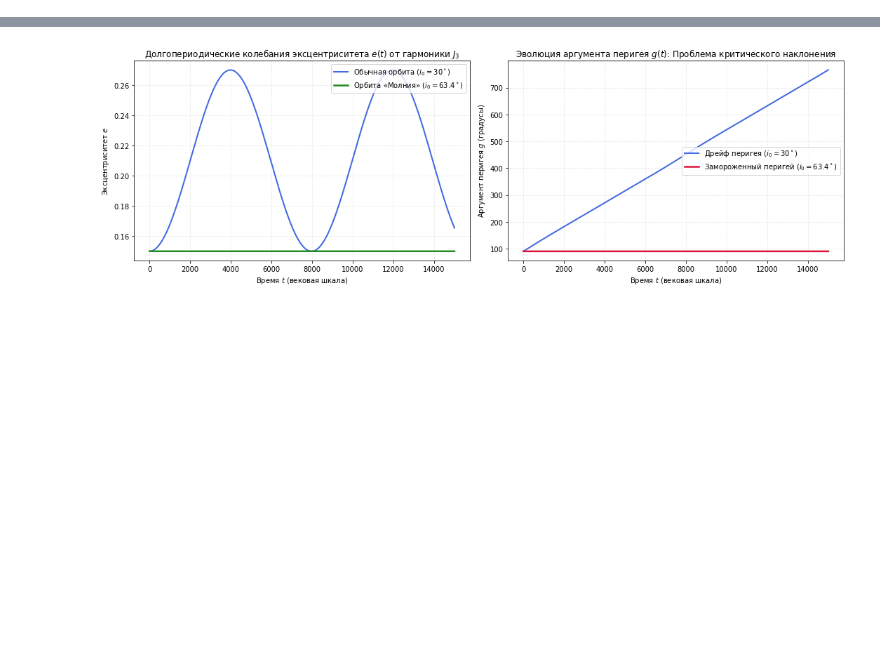
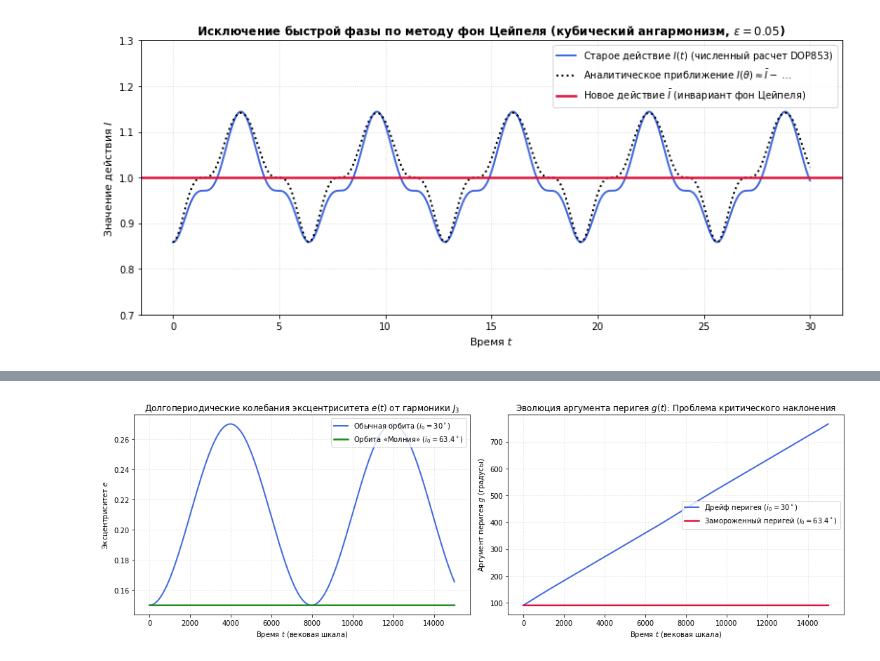
Before and after one commit to DPritykin/nonlinear-dynamics, a Jupyter notebook: Spring Term/4 Метод фон Цейпеля.ipynb, the cells around one changed output, grey strips where cells are left out. Drawn from its saved outputs; the diff is of its cells as text; code cells hidden in the pictures; blank space fills up the shorter version.

```diff
--- a/Spring Term/4 Метод фон Цейпеля.ipynb
+++ b/Spring Term/4 Метод фон Цейпеля.ipynb
@@ -258,3 +149,91 @@ plt.show()
+# %%
+import matplotlib.pyplot as plt
+import numpy as np
+from scipy.integrate import solve_ivp
+
+# =====================================================================
+# 1. ПАРАМЕТРЫ СИСТЕМЫ И ИНИЦИАЛИЗАЦИЯ
+# =====================================================================
+eps = 0.05   # Малый параметр возмущения (кубическая ангармоничность)
+bar_I = 1.0  # Инвариантное новое действие (стабильное среднее фон Цейпеля)
+
+# =====================================================================
+# 2. КАНОНИЧЕСКИЕ УРАВНЕНИЯ ДВИЖЕНИЯ ИСХОДНОЙ СИСТЕМЫ (1)
+# =====================================================================
+# Полный гамильтониан: H = (p^2 + q^2)/2 + eps * q^3
+# dq/dt =  dH/dp = p
+# dp/dt = -dH/dq = -q - 3 * eps * q^2
+def hamiltonian_system(t, state):
+    q, p = state
+    dqdt = p
+    dpdt = -q - 3 * eps * q**2
+    return [dqdt, dpdt]
+
+# =====================================================================
+# 3. РАСЧЕТ НАЧАЛЬНЫХ УСЛОВИЙ (q0, p0) ПО МЕТОДУ ФОН ЦЕЙПЕЛЯ
+# =====================================================================
+# Старое действие I(0) выражается через новое инвариантное действие bar_I при t=0 (theta=0)
+theta_0 = 0.0
+I_0 = bar_I - eps * (2 * bar_I)**1.5 * (0.75 * np.cos(theta_0) + 0.25 * np.cos(3 * theta_0))
+
+# Переход от канонических переменных действие-угол к декартовым фазовым координатам
+q_0 = np.sqrt(2 * I_0) * np.cos(theta_0)
+p_0 = -np.sqrt(2 * I_0) * np.sin(theta_0)
+
+# =====================================================================
+# 4. ПРЕЦИЗИОННОЕ ЧИСЛЕННОЕ ИНТЕГРИРОВАНИЕ (DOP853)
+# =====================================================================
+t_span = (0.0, 30.0)
+t_eval = np.linspace(0.0, 30.0, 3000) # Увеличено до 3000 для идеальной гладкости волн
+
+# Применяем эталонный для гамильтоновых задач интегратор DOP853 с жесткими допусками
+sol = solve_ivp(hamiltonian_system, t_span, [q_0, p_0], t_eval=t_eval,
+                method='DOP853', rtol=1e-13, atol=1e-16)
+
+q_vals = sol.y[0]
+p_vals = sol.y[1]
+
+# =====================================================================
+# 5. ОБРАТНЫЙ ПЕРЕСЧЕТ ТРАЕКТОРИИ В ПЕРЕМЕННЫЕ ДЕЙСТВИЕ-УГОЛ
+# =====================================================================
+# Мгновенное (оскалирующее) старое действие: I(t) = (p^2 + q^2) / 2
+I_numerical = 0.5 * (p_vals**2 + q_vals**2)
+
+# Истинная фаза колебаний: theta(t) = atan2(-p, q)
+theta_numerical = np.arctan2(-p_vals, q_vals)
+
+# Аналитическое представление старого действия первого порядка (уравнение связи (5))
+I_analytical = bar_I - eps * (2 * bar_I)**1.5 * (0.75 * np.cos(theta_numerical) + 0.25 * np.cos(3 * theta_numerical))
+
+# =====================================================================
+# 6. ВИЗУАЛИЗАЦИЯ РЕЗУЛЬТАТОВ МЕТОДА ФОН ЦЕЙПЕЛЯ
+# =====================================================================
+plt.figure(figsize=(11, 5))
+
+# Истинное пульсирующее действие из высокоточного численного расчета
+plt.plot(sol.t, I_numerical, color="royalblue", linewidth=2,
+         label=r"Старое действие $I(t)$ (численный расчет DOP853)")
+
+# Аналитическое приближение (поправка фон Цейпеля)
+plt.plot(sol.t, I_analytical, color="black", linestyle=":", linewidth=2,
+         label=r"Аналитическое приближение $I(\theta) \approx \bar{I} - \dots$")
+
+# Стабильный инвариант (целевое среднее значение)
+plt.axhline(bar_I, color="crimson", linewidth=2.5,
+            label=r"Новое действие $\bar{I}$ (инвариант фон Цейпеля)")
+
+# Оформление графика согласно академическим стандартам
+plt.title(f"Исключение быстрой фазы по методу фон Цейпеля (кубический ангармонизм, $\\varepsilon = {eps}$)", fontsize=12, fontweight='bold')
+plt.xlabel("Время $t$", fontsize=11)
+plt.ylabel("Значение действия $I$", fontsize=11)
+plt.ylim(bar_I - 0.3, bar_I + 0.3)
+plt.grid(True, linestyle=":", alpha=0.6)
+plt.legend(loc="upper right", fontsize=10)
+
+plt.tight_layout()
+plt.show()
+# %% [output]
+[figure, added]
 # %% [markdown]
 ### 5. Анализ результатов численного моделирования
 
```
Also changed, not shown: parts of 25 cells of this notebook, 4 other files.
